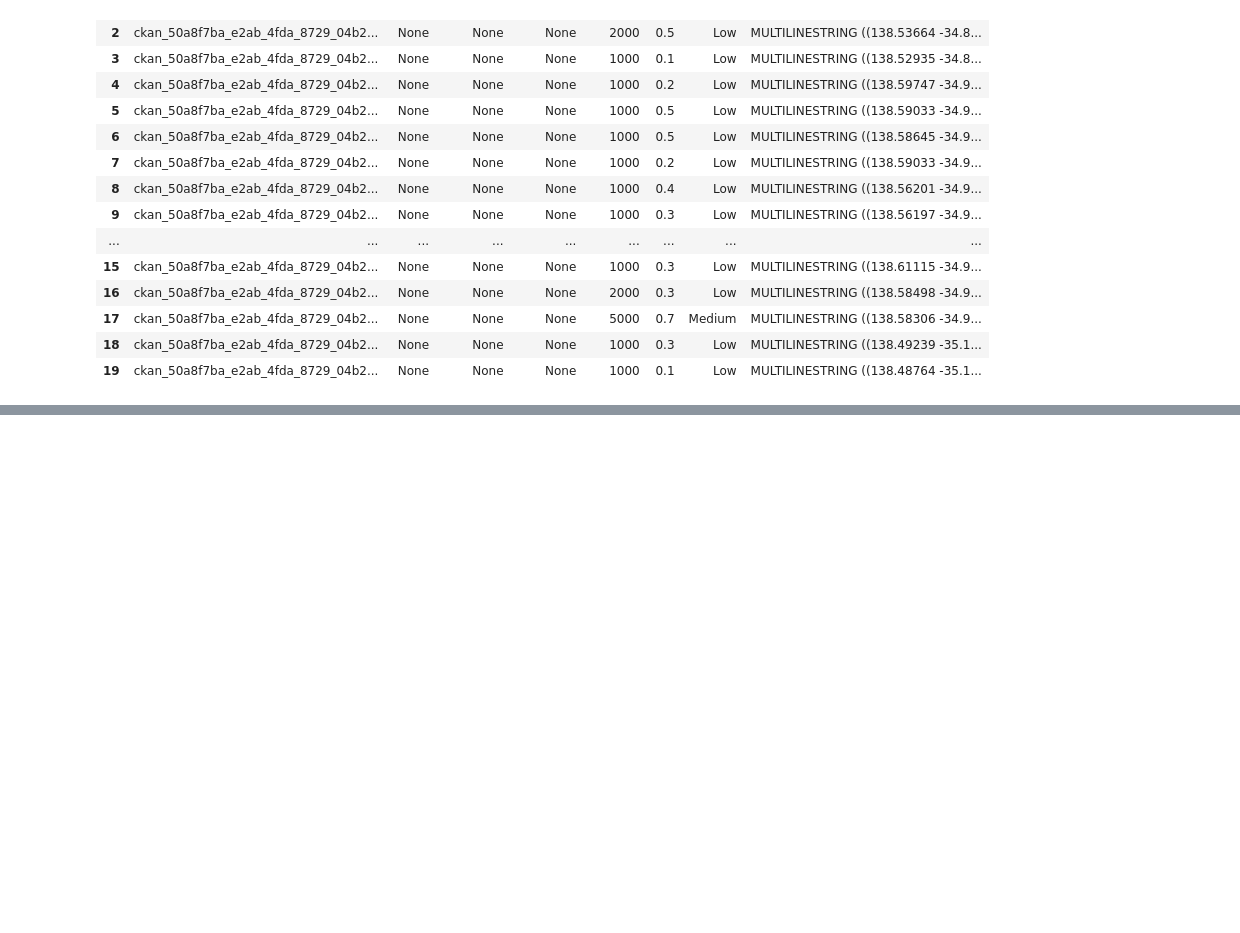
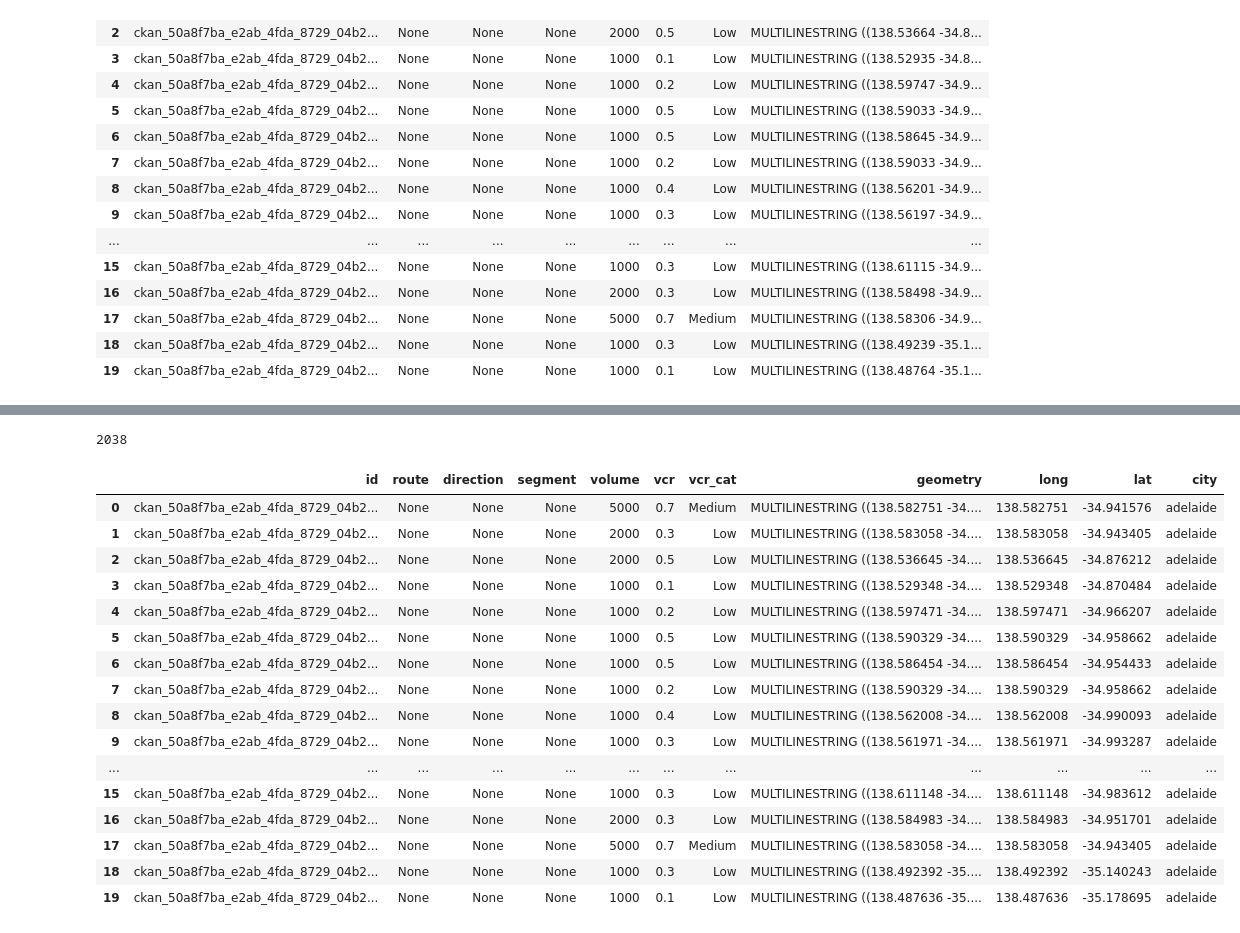
Before and after one commit to matthewbelevski/project-2, a Jupyter notebook: Starter Code.ipynb, the cells around one changed output, grey strips where cells are left out. Saved outputs shown, nothing was run; the diff lists cells and outputs as text; code cells hidden in the pictures; blank space fills up the shorter version.

```diff
--- a/Starter Code.ipynb
+++ b/Starter Code.ipynb
@@ -79,0 +165,4 @@ df2.sort_values("route")
+# %%
+df2['long'] = df2['long'].str.replace('(', '')
+
+df2['lat'] = df2['lat'].str.replace(',', '')
@@ -79,0 +178,2 @@ df2.sort_values("route")
+# %%
+df2["city"] = ""
@@ -79,0 +191,3 @@ df2.sort_values("route")
+# %%
+df2["lat"] = df2["lat"].astype(float)
+df2["long"] = df2["long"].astype(float)
@@ -79,0 +209,38 @@ df2.sort_values("route")
+# %%
+city_name = []
+for index, row in df2.iterrows():
+
+    long = row["long"]
+    lat = row["lat"]
+
+    name = row["city"]
+
+    cities = citipy.nearest_city(lat, long)
+    city_name.append(cities.city_name)
+    #df2 = df2.append(cities.city_name)
+
+df2["city"] = city_name
+# %%
+len(city_name)
+# %% [output]
+2038
+# %%
+df2.head(20)
+# %% [output]
+|  | id | route | direction | segment | volume | vcr | vcr_cat | geometry | long | lat | city |
+| 0 | ckan_50a8f7ba_e2ab_4fda_8729_04b2... | None | None | None | 5000 | 0.7 | Medium | MULTILINESTRING ((138.582751 -34.... | 138.582751 | -34.941576 | adelaide |
+| 1 | ckan_50a8f7ba_e2ab_4fda_8729_04b2... | None | None | None | 2000 | 0.3 | Low | MULTILINESTRING ((138.583058 -34.... | 138.583058 | -34.943405 | adelaide |
+| 2 | ckan_50a8f7ba_e2ab_4fda_8729_04b2... | None | None | None | 2000 | 0.5 | Low | MULTILINESTRING ((138.536645 -34.... | 138.536645 | -34.876212 | adelaide |
+| 3 | ckan_50a8f7ba_e2ab_4fda_8729_04b2... | None | None | None | 1000 | 0.1 | Low | MULTILINESTRING ((138.529348 -34.... | 138.529348 | -34.870484 | adelaide |
+| 4 | ckan_50a8f7ba_e2ab_4fda_8729_04b2... | None | None | None | 1000 | 0.2 | Low | MULTILINESTRING ((138.597471 -34.... | 138.597471 | -34.966207 | adelaide |
+| 5 | ckan_50a8f7ba_e2ab_4fda_8729_04b2... | None | None | None | 1000 | 0.5 | Low | MULTILINESTRING ((138.590329 -34.... | 138.590329 | -34.958662 | adelaide |
+| 6 | ckan_50a8f7ba_e2ab_4fda_8729_04b2... | None | None | None | 1000 | 0.5 | Low | MULTILINESTRING ((138.586454 -34.... | 138.586454 | -34.954433 | adelaide |
+| 7 | ckan_50a8f7ba_e2ab_4fda_8729_04b2... | None | None | None | 1000 | 0.2 | Low | MULTILINESTRING ((138.590329 -34.... | 138.590329 | -34.958662 | adelaide |
+| 8 | ckan_50a8f7ba_e2ab_4fda_8729_04b2... | None | None | None | 1000 | 0.4 | Low | MULTILINESTRING ((138.562008 -34.... | 138.562008 | -34.990093 | adelaide |
+| 9 | ckan_50a8f7ba_e2ab_4fda_8729_04b2... | None | None | None | 1000 | 0.3 | Low | MULTILINESTRING ((138.561971 -34.... | 138.561971 | -34.993287 | adelaide |
+| ... | ... | ... | ... | ... | ... | ... | ... | ... | ... | ... | ... |
+| 15 | ckan_50a8f7ba_e2ab_4fda_8729_04b2... | None | None | None | 1000 | 0.3 | Low | MULTILINESTRING ((138.611148 -34.... | 138.611148 | -34.983612 | adelaide |
+| 16 | ckan_50a8f7ba_e2ab_4fda_8729_04b2... | None | None | None | 2000 | 0.3 | Low | MULTILINESTRING ((138.584983 -34.... | 138.584983 | -34.951701 | adelaide |
+| 17 | ckan_50a8f7ba_e2ab_4fda_8729_04b2... | None | None | None | 5000 | 0.7 | Medium | MULTILINESTRING ((138.583058 -34.... | 138.583058 | -34.943405 | adelaide |
+| 18 | ckan_50a8f7ba_e2ab_4fda_8729_04b2... | None | None | None | 1000 | 0.3 | Low | MULTILINESTRING ((138.492392 -35.... | 138.492392 | -35.140243 | adelaide |
+| 19 | ckan_50a8f7ba_e2ab_4fda_8729_04b2... | None | None | None | 1000 | 0.1 | Low | MULTILINESTRING ((138.487636 -35.... | 138.487636 | -35.178695 | adelaide |
```
Also changed, not shown: parts of 26 cells of this notebook.
